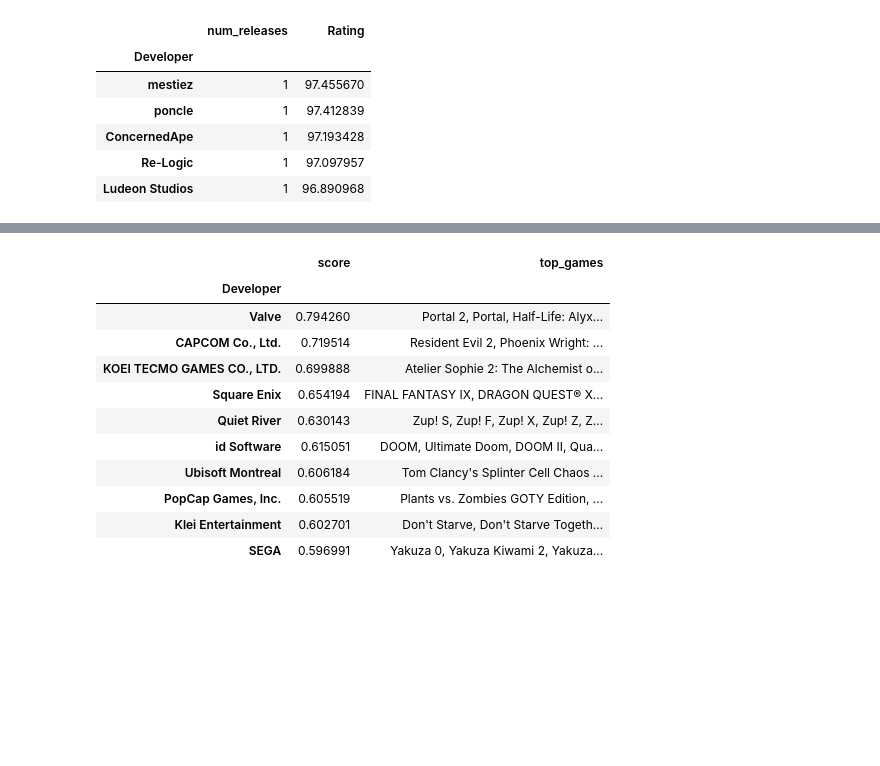
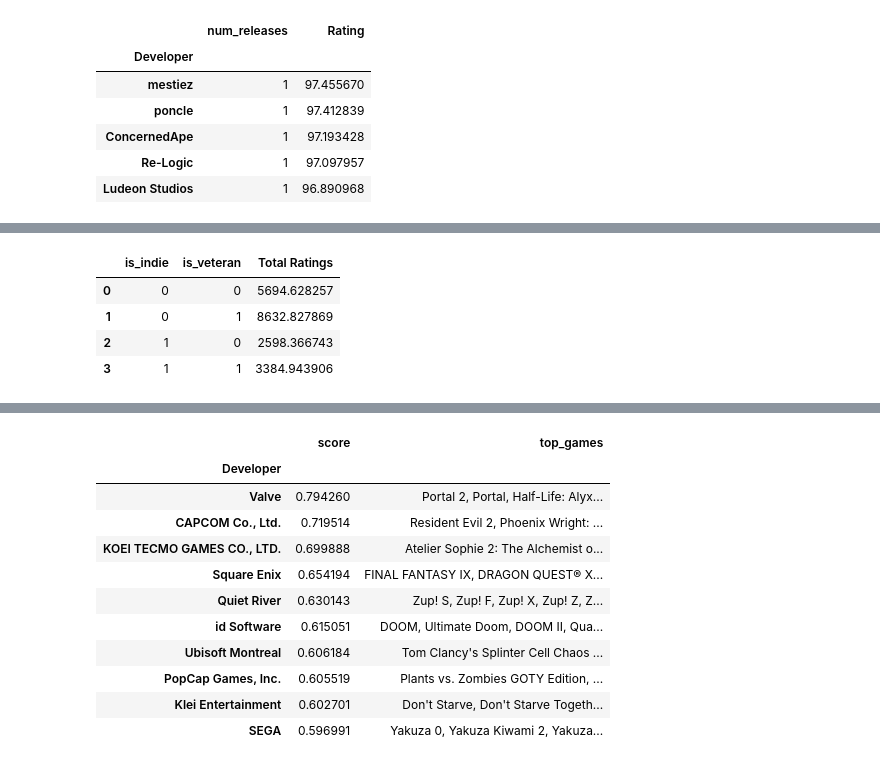
Before and after one commit to 21020673/Steam-Data-Analysis, a Jupyter notebook: notebooks/4-exploration.ipynb, the cells around one changed output, grey strips where cells are left out. Cells and saved outputs as stored; diff of their text form; code cells hidden in the pictures; blank space fills up the shorter version.

```diff
--- a/notebooks/4-exploration.ipynb
+++ b/notebooks/4-exploration.ipynb
@@ -606,0 +611,13 @@ pv.head(10)
+# %%
+# Categorize developers into new or veteran developers
+pv_df['is_veteran'] = pv_df.groupby('Developer')['num_releases'].transform('count').ge(2).astype(int)
+
+# Calculate average total ratings for each category of developers
+avg_ratings = pv_df.groupby(['is_indie', 'is_veteran'])['Total Ratings'].mean().reset_index()
+avg_ratings.head()
+# %% [output]
+|  | is_indie | is_veteran | Total Ratings |
+| 0 | 0 | 0 | 5694.628257 |
+| 1 | 0 | 1 | 8632.827869 |
+| 2 | 1 | 0 | 2598.366743 |
+| 3 | 1 | 1 | 3384.943906 |
```
Also changed, not shown: parts of 4 cells of this notebook.
